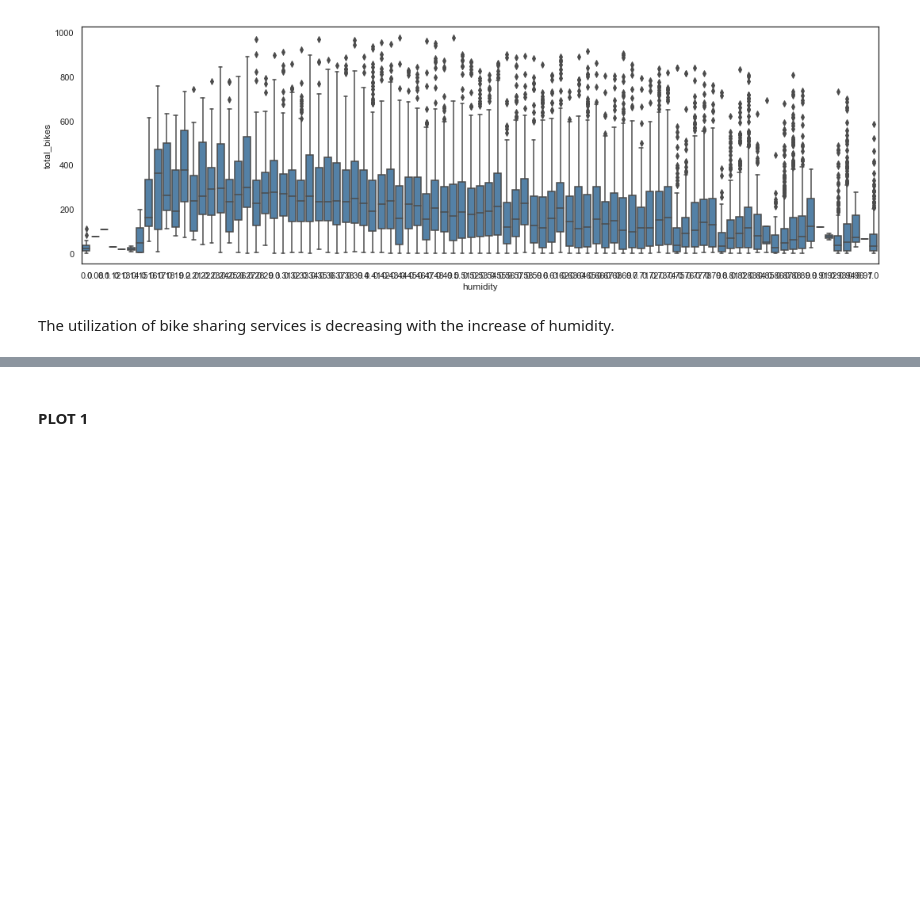
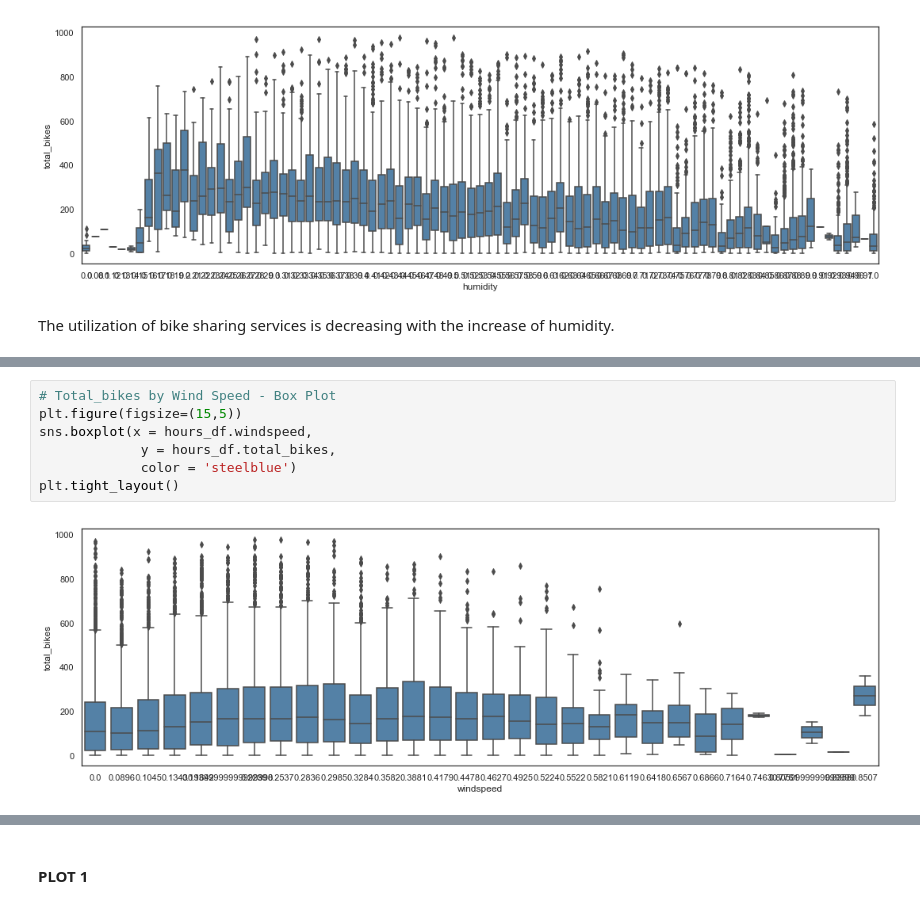
Before and after one commit to stsentemeidis/Bike_Sharing_Washington, a Jupyter notebook: MASTER.ipynb, the cells around one changed output, grey strips where cells are left out. Saved outputs shown, nothing was run; the diff lists cells and outputs as text; blank space fills up the shorter version.

```diff
--- a/MASTER.ipynb
+++ b/MASTER.ipynb
@@ -644,0 +656,9 @@ The utilization of bike sharing services is decreasing with the increase of humi
+# %%
+# Total_bikes by Wind Speed - Box Plot
+plt.figure(figsize=(15,5))
+sns.boxplot(x = hours_df.windspeed,
+             y = hours_df.total_bikes,
+             color = 'steelblue')
+plt.tight_layout()
+# %% [output]
+[figure, added]
```
Also changed, not shown: parts of 21 cells of this notebook.
